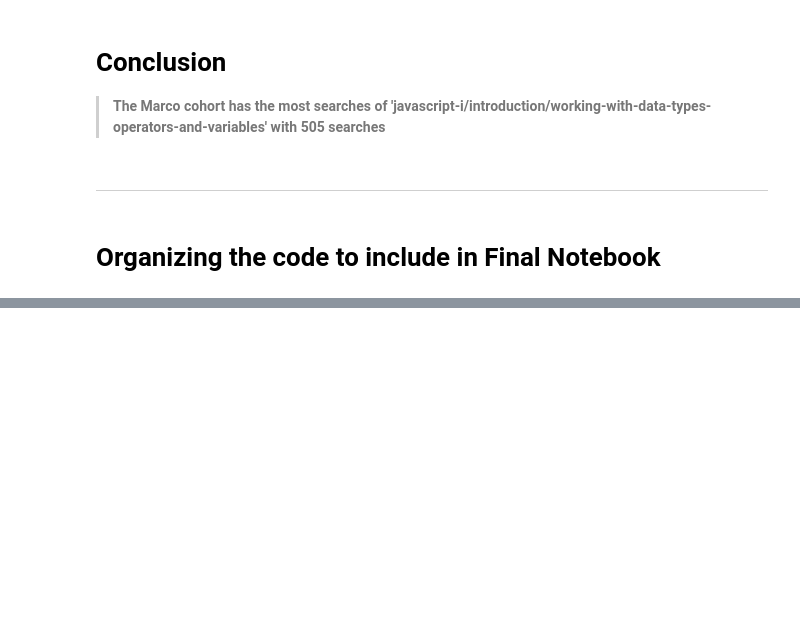
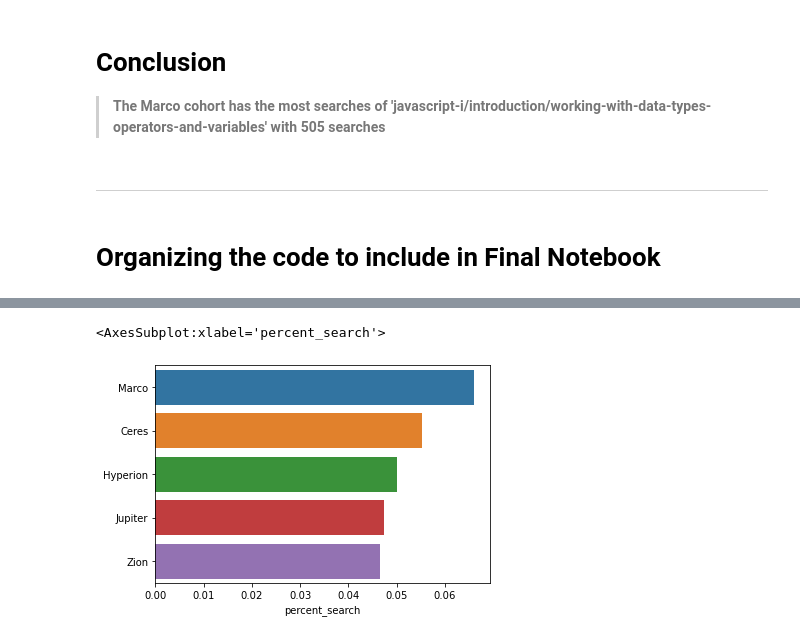
Before and after one commit to AACKV/anomaly_detection_project, a Jupyter notebook: arsenes_scratch_notebook.ipynb, the cells around one changed output, grey strips where cells are left out. Drawn from its saved outputs; the diff is of its cells as text; code cells hidden in the pictures; blank space fills up the shorter version.

```diff
--- a/arsenes_scratch_notebook.ipynb
+++ b/arsenes_scratch_notebook.ipynb
@@ -697,0 +715,4 @@ intro_path.name\
+# %%
+percent_df = pd.DataFrame(intro_path.name.value_counts(normalize=True,
+                                                       dropna=False).rename('percent_search'))
+percent_df.head()
@@ -697,0 +738,3 @@ intro_path.name\
+# %%
+percent = percent_df.head(5)
+percent
@@ -697,0 +748,5 @@ intro_path.name\
+# %%
+sns.barplot(data=percent.head(5), x='percent_search', y=percent.index)
+# %% [output]
+<AxesSubplot:xlabel='percent_search'>
+[figure, added]
```
Also changed, not shown: parts of 18 cells of this notebook.
